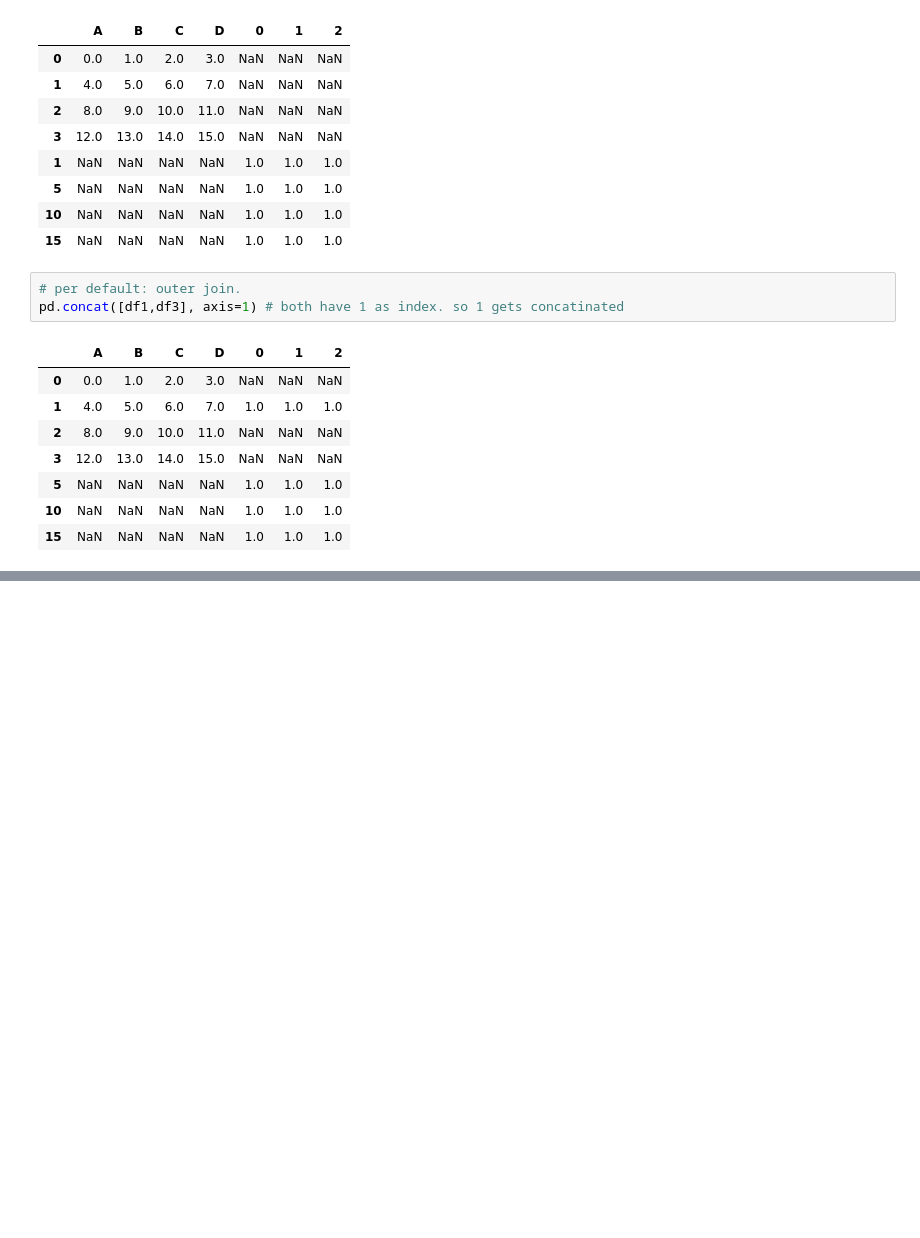
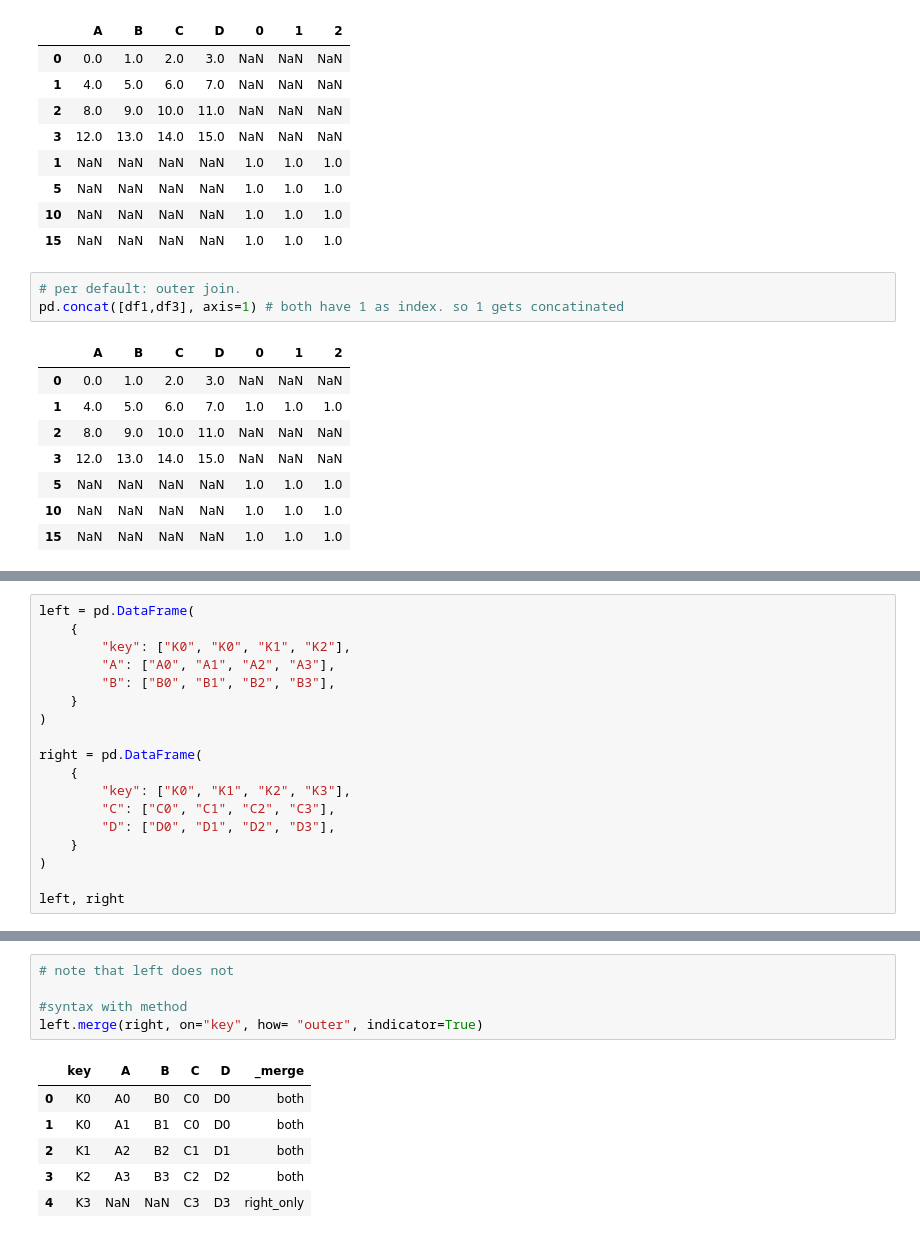
Before and after one commit to Rufshod/Databehandling-Alexander-Andersson, a Jupyter notebook: Code-alongs/L3_merging.ipynb, the cells around one changed output, grey strips where cells are left out. Saved outputs shown, nothing was run; the diff lists cells and outputs as text; blank space fills up the shorter version.

```diff
--- a/Code-alongs/L3_merging.ipynb
+++ b/Code-alongs/L3_merging.ipynb
@@ -123,0 +133,18 @@ pd.concat([df1,df3], axis=1) # both have 1 as index. so 1 gets concatinated
+# %%
+left = pd.DataFrame(
+    {
+        "key": ["K0", "K0", "K1", "K2"],
+        "A": ["A0", "A1", "A2", "A3"],
+        "B": ["B0", "B1", "B2", "B3"],
+    }
+)
+
+right = pd.DataFrame(
+    {
+        "key": ["K0", "K1", "K2", "K3"],
+        "C": ["C0", "C1", "C2", "C3"],
+        "D": ["D0", "D1", "D2", "D3"],
+    }
+)
+
+left, right
@@ -123,0 +172,12 @@ pd.concat([df1,df3], axis=1) # both have 1 as index. so 1 gets concatinated
+# %%
+# note that left does not
+
+#syntax with method
+left.merge(right, on="key", how= "outer", indicator=True)
+# %% [output]
+|  | key | A | B | C | D | _merge |
+| 0 | K0 | A0 | B0 | C0 | D0 | both |
+| 1 | K0 | A1 | B1 | C0 | D0 | both |
+| 2 | K1 | A2 | B2 | C1 | D1 | both |
+| 3 | K2 | A3 | B3 | C2 | D2 | both |
+| 4 | K3 | NaN | NaN | C3 | D3 | right_only |
```
Also changed, not shown: parts of 13 cells of this notebook, 2 other files.
